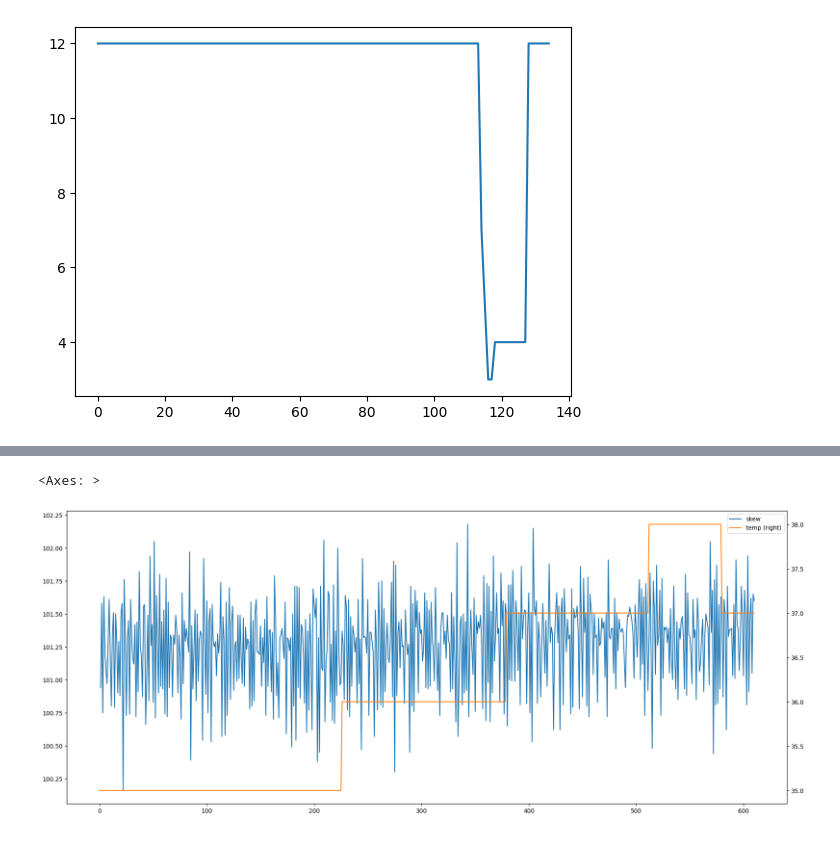
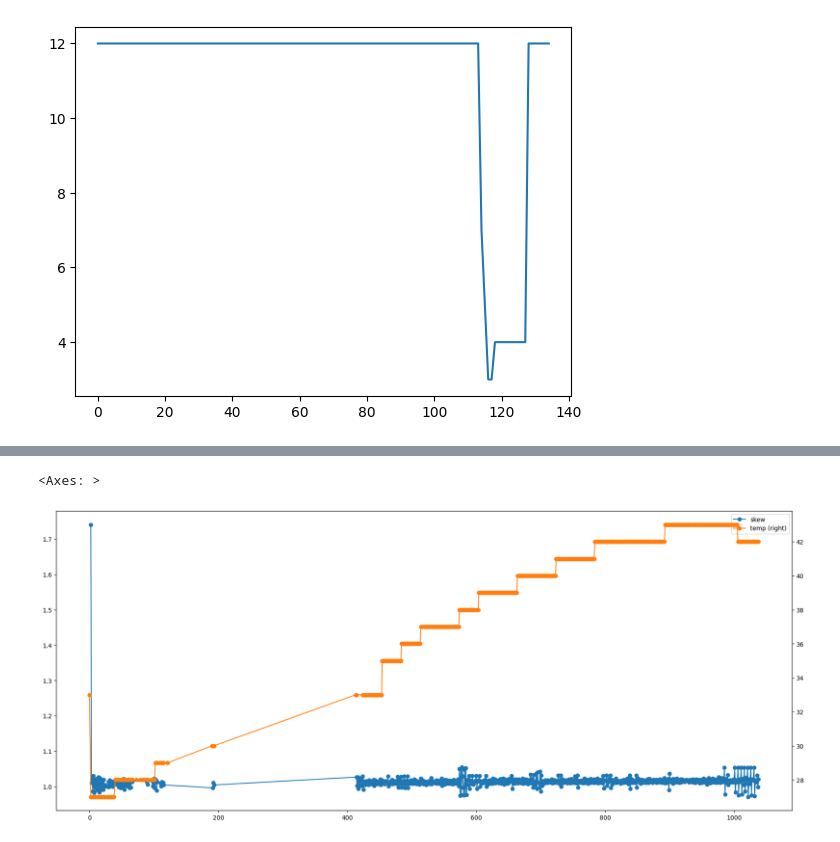
Before and after one commit to RIT-Launch-Initiative/FSW, a Jupyter notebook: app/payload/control_freak/flight-software/extra/decoder.ipynb, the cells around one changed output, grey strips where cells are left out. Cells and saved outputs as stored; diff of their text form; code cells hidden in the pictures.

```diff
--- a/app/payload/control_freak/flight-software/extra/decoder.ipynb
+++ b/app/payload/control_freak/flight-software/extra/decoder.ipynb
@@ -47,7 +205,7 @@ fastdf[['timestamp','temp','press']].plot(x='timestamp', secondary_y='press')
 # %%
 
-with open('/home/unknown/rangetest.cap') as f:
-    slowlines = f.readlines()[12:-4]
+with open('/home/unknown/Camera/Clean/slow.cap') as f:
+    slowlines = f.readlines()
 slow_bytes = bytearray()
 for line in slowlines:
     slow_bytes.extend(bytearray.fromhex(line))
@@ -60,8 +219,6 @@ TypeError: '_struct.unpack_iterator' object is not subscriptable
 # %%
-slow_pacs = struct.iter_unpack('<qQhhbbbBBBHHBB', slow_bytes)
-slowdf = pd.DataFrame.from_records(slow_pacs, columns=['timestamp', 'packed', 'latfrac', 'lonfrac', 'ox', 'oy', 'oz', 'flight_state', 'o2', 'o3', 'voltage', 'current', 'temp', 'flip_status'])
 
-slowdf = slowdf.iloc[:611]
+slowdf =slowdf.iloc[:1039]
 
 voltage_base = 6.75; # 6.75 to 9.25
 voltage_scale = 100; # 2.5 volt range to 250 volt range
@@ -75,7 +232,7 @@ slowdf.oz = slowdf.oz.map(lambda i8 : i8/127)
 
 slowdf.voltage = (slowdf.voltage / voltage_scale) + voltage_base
 
-slowdf.timestamp = slowdf.timestamp/100
+slowdf.timestamp = slowdf.timestamp/10000
 # slowdf.timestamp = slowdf.timestamp/ticks_per_sec
 
 flight_state_to_str = ['NotSet', 'OnPad', 'Boost', 'Flight', 'InitialRoll', 'InitialPump', 'Continous']
@@ -83,6 +240,13 @@ slowdf.flight_state = slowdf.flight_state.map(lambda fs : flight_state_to_str[in
 # %%
 MILLIS_LOC, MILLIS_MASK = 1, 0b111111111111111111111111111
 SATS_LOC, SATS_MASK = 28, 0b1111
+
+SPEED_LOC, SPEED_MASK = 40, 0b1111111111
+ALT_LOC, ALT_MASK = 50, 0b11111111111111
+
+STAT_LOC, STAT_MASK = 35, 0b11
+QUAL_LOC, QUAL_MASK = 32, 0b11
+
 
 def unpack_gps(u64):
     u64 = int(u64)
@@ -96,8 +260,17 @@ def unpack_gps(u64):
 
     sats = (u64 >> SATS_LOC) & SATS_MASK
 
+    speed = (u64 >> SPEED_LOC) & SPEED_MASK
+    alt = (u64 >> ALT_LOC) & ALT_MASK
+
+    if hr > 0:
+        hr -= 1
     t = time(hr, min, sec)
 
-    return t, as_sec, sats
+    stat = (u64 >> STAT_LOC) & STAT_MASK
+    qual = (u64 >> QUAL_LOC) & QUAL_MASK
+
+
+    return t, as_sec, sats, speed, alt, stat, qual
 # %%
-slowdf[['time', 'sec', 'sats']] = slowdf.apply(lambda r : unpack_gps(r.packed), axis=1, result_type='expand')
+slowdf[['time', 'sec', 'sats', 'gps_speed', 'gps_alt', 'gps_status', 'gps_quality']] = slowdf.apply(lambda r : unpack_gps(r.packed), axis=1, result_type='expand')
@@ -120,9 +345,10 @@ slowdf
 # %%
 snodupe = slowdf.drop_duplicates('sec')
 
-ax = snodupe[['timestamp']].diff().rolling(1).mean().rename(columns={'timestamp':'skew'}).plot(figsize=(22,9))
-snodupe[['temp']].plot(ax=ax, secondary_y=True)
+skewdf = snodupe[['timestamp']].diff().rolling(1).mean().rename(columns={'timestamp':'skew'})
+ax = skewdf[skewdf['skew'] < 2].plot(figsize=(22,9), marker='o')
+snodupe[snodupe['temp'] > 0][['temp']].plot(ax=ax, secondary_y=True, marker='o')
 # %% [output]
 <Axes: >
-[figure, old version]
+[figure, new version]
 # %%
```
Also changed, not shown: parts of 100 cells of this notebook, 6 other files.
